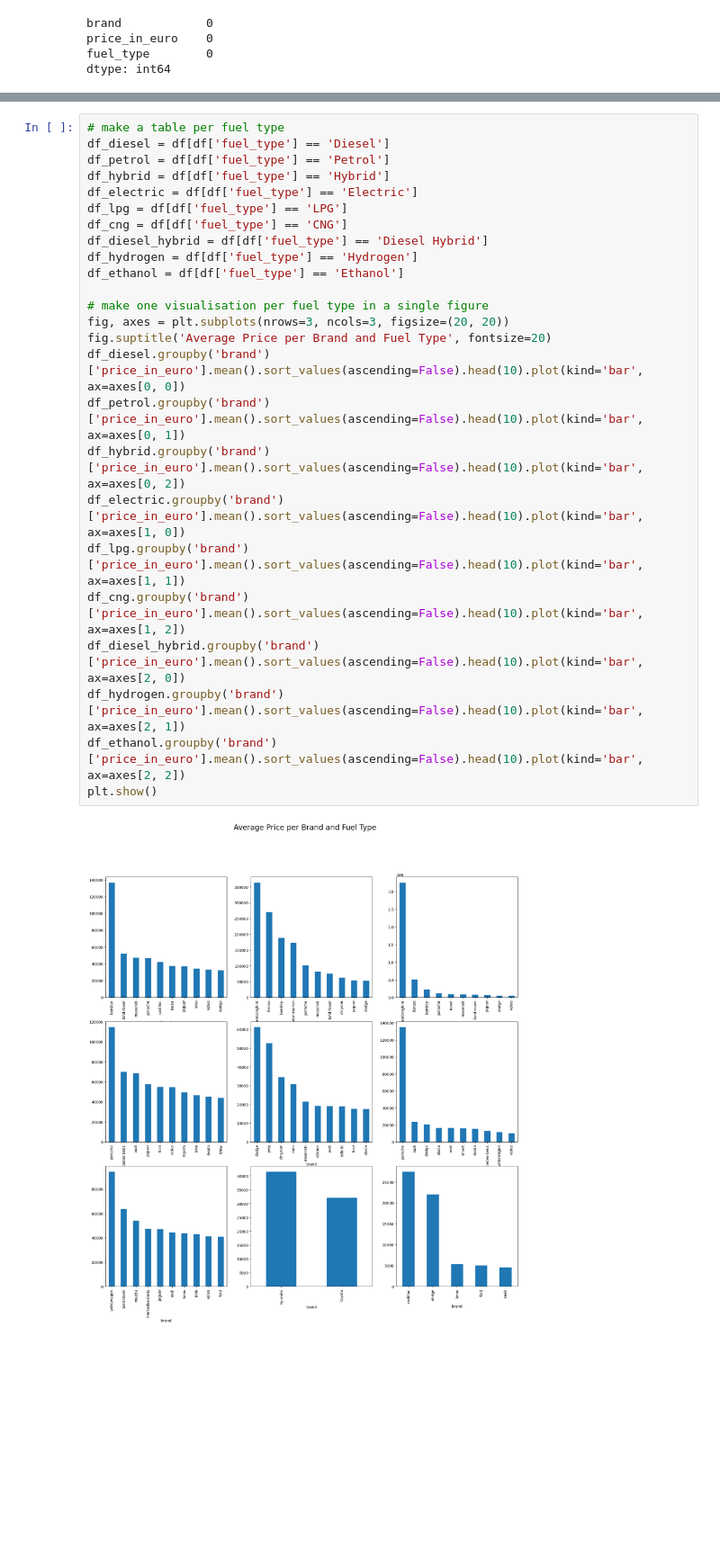
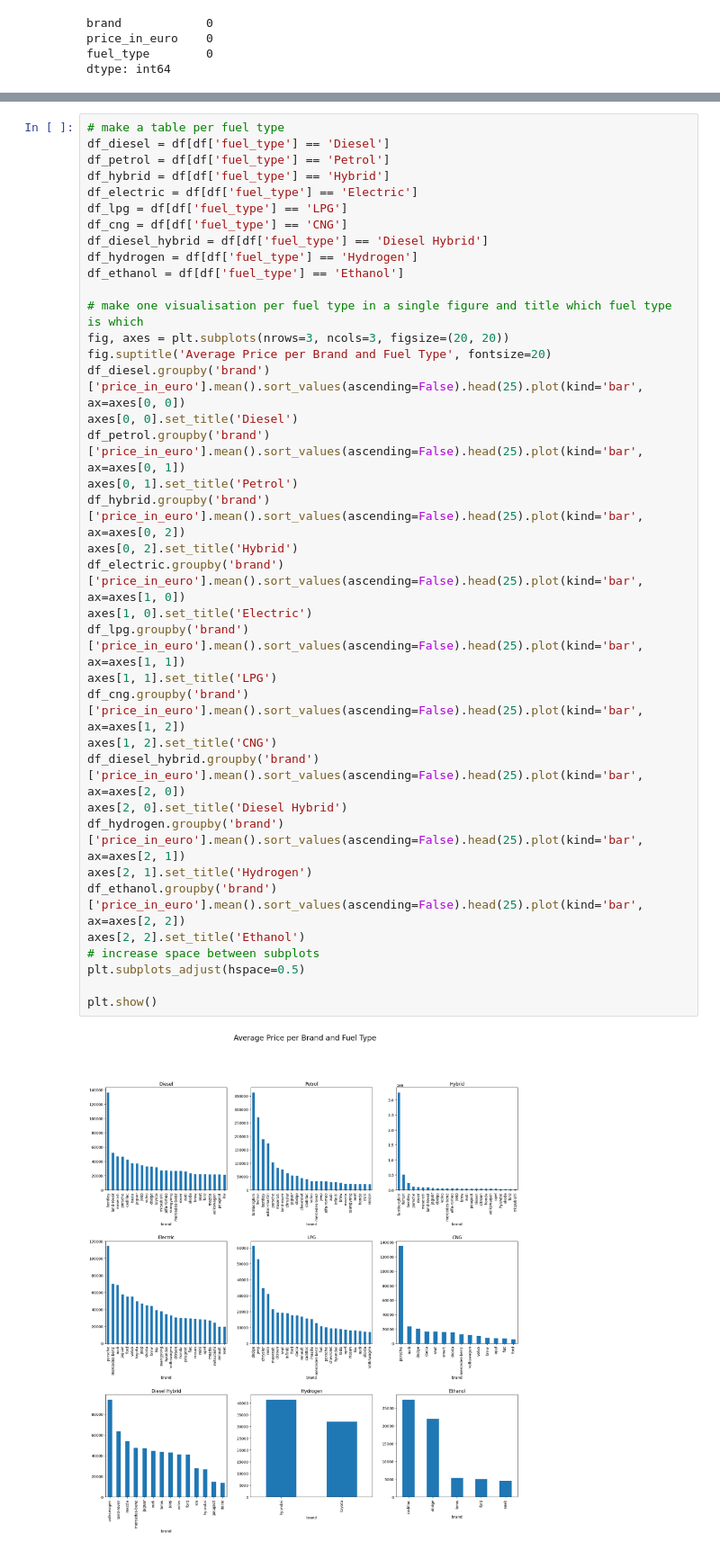
Before and after one commit to Fery2003/used-cars-dataset-exploration, a Jupyter notebook: Project.ipynb, the cells around one changed output, grey strips where cells are left out. Shown: that part at 90% size. Cells and saved outputs as stored; diff of their text form; blank space fills up the shorter version.

```diff
--- a/Project.ipynb
+++ b/Project.ipynb
@@ -157,27 +139,39 @@ plt.show()
 # %%
 # make a table per fuel type
 df_diesel = df[df['fuel_type'] == 'Diesel']
 df_petrol = df[df['fuel_type'] == 'Petrol']
 df_hybrid = df[df['fuel_type'] == 'Hybrid']
 df_electric = df[df['fuel_type'] == 'Electric']
 df_lpg = df[df['fuel_type'] == 'LPG']
 df_cng = df[df['fuel_type'] == 'CNG']
 df_diesel_hybrid = df[df['fuel_type'] == 'Diesel Hybrid']
 df_hydrogen = df[df['fuel_type'] == 'Hydrogen']
 df_ethanol = df[df['fuel_type'] == 'Ethanol']
 
-# make one visualisation per fuel type in a single figure
+# make one visualisation per fuel type in a single figure and title which fuel type is which
 fig, axes = plt.subplots(nrows=3, ncols=3, figsize=(20, 20))
 fig.suptitle('Average Price per Brand and Fuel Type', fontsize=20)
-df_diesel.groupby('brand')['price_in_euro'].mean().sort_values(ascending=False).head(10).plot(kind='bar', ax=axes[0, 0])
-df_petrol.groupby('brand')['price_in_euro'].mean().sort_values(ascending=False).head(10).plot(kind='bar', ax=axes[0, 1])
-df_hybrid.groupby('brand')['price_in_euro'].mean().sort_values(ascending=False).head(10).plot(kind='bar', ax=axes[0, 2])
-df_electric.groupby('brand')['price_in_euro'].mean().sort_values(ascending=False).head(10).plot(kind='bar', ax=axes[1, 0])
-df_lpg.groupby('brand')['price_in_euro'].mean().sort_values(ascending=False).head(10).plot(kind='bar', ax=axes[1, 1])
-df_cng.groupby('brand')['price_in_euro'].mean().sort_values(ascending=False).head(10).plot(kind='bar', ax=axes[1, 2])
-df_diesel_hybrid.groupby('brand')['price_in_euro'].mean().sort_values(ascending=False).head(10).plot(kind='bar', ax=axes[2, 0])
-df_hydrogen.groupby('brand')['price_in_euro'].mean().sort_values(ascending=False).head(10).plot(kind='bar', ax=axes[2, 1])
-df_ethanol.groupby('brand')['price_in_euro'].mean().sort_values(ascending=False).head(10).plot(kind='bar', ax=axes[2, 2])
+df_diesel.groupby('brand')['price_in_euro'].mean().sort_values(ascending=False).head(25).plot(kind='bar', ax=axes[0, 0])
+axes[0, 0].set_title('Diesel')
+df_petrol.groupby('brand')['price_in_euro'].mean().sort_values(ascending=False).head(25).plot(kind='bar', ax=axes[0, 1])
+axes[0, 1].set_title('Petrol')
+df_hybrid.groupby('brand')['price_in_euro'].mean().sort_values(ascending=False).head(25).plot(kind='bar', ax=axes[0, 2])
+axes[0, 2].set_title('Hybrid')
+df_electric.groupby('brand')['price_in_euro'].mean().sort_values(ascending=False).head(25).plot(kind='bar', ax=axes[1, 0])
+axes[1, 0].set_title('Electric')
+df_lpg.groupby('brand')['price_in_euro'].mean().sort_values(ascending=False).head(25).plot(kind='bar', ax=axes[1, 1])
+axes[1, 1].set_title('LPG')
+df_cng.groupby('brand')['price_in_euro'].mean().sort_values(ascending=False).head(25).plot(kind='bar', ax=axes[1, 2])
+axes[1, 2].set_title('CNG')
+df_diesel_hybrid.groupby('brand')['price_in_euro'].mean().sort_values(ascending=False).head(25).plot(kind='bar', ax=axes[2, 0])
+axes[2, 0].set_title('Diesel Hybrid')
+df_hydrogen.groupby('brand')['price_in_euro'].mean().sort_values(ascending=False).head(25).plot(kind='bar', ax=axes[2, 1])
+axes[2, 1].set_title('Hydrogen')
+df_ethanol.groupby('brand')['price_in_euro'].mean().sort_values(ascending=False).head(25).plot(kind='bar', ax=axes[2, 2])
+axes[2, 2].set_title('Ethanol')
+# increase space between subplots
+plt.subplots_adjust(hspace=0.5)
+
 plt.show()
 # %% [output]
-[figure, old version]
+[figure, new version]
```
Also changed, not shown: parts of 17 cells of this notebook.
